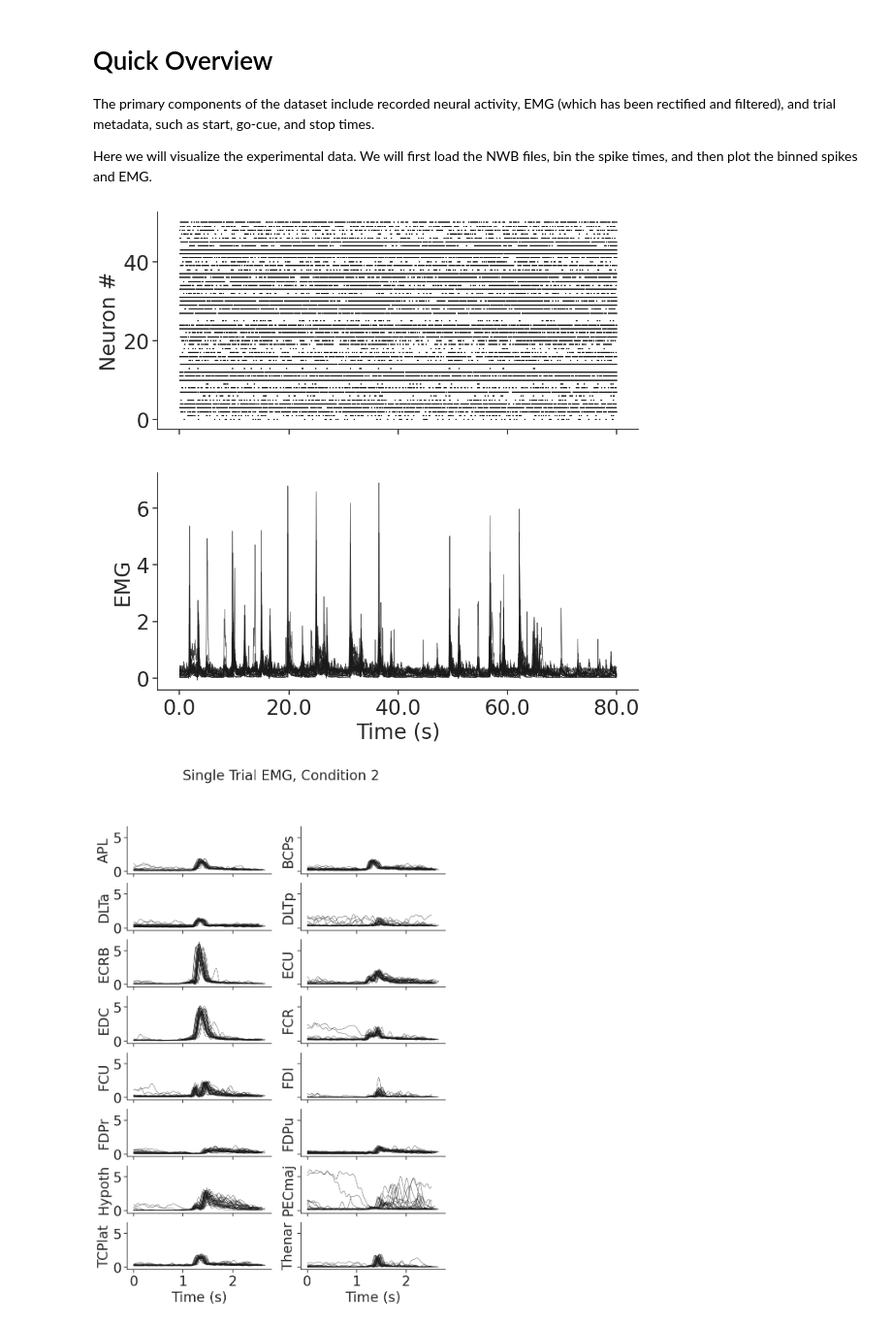
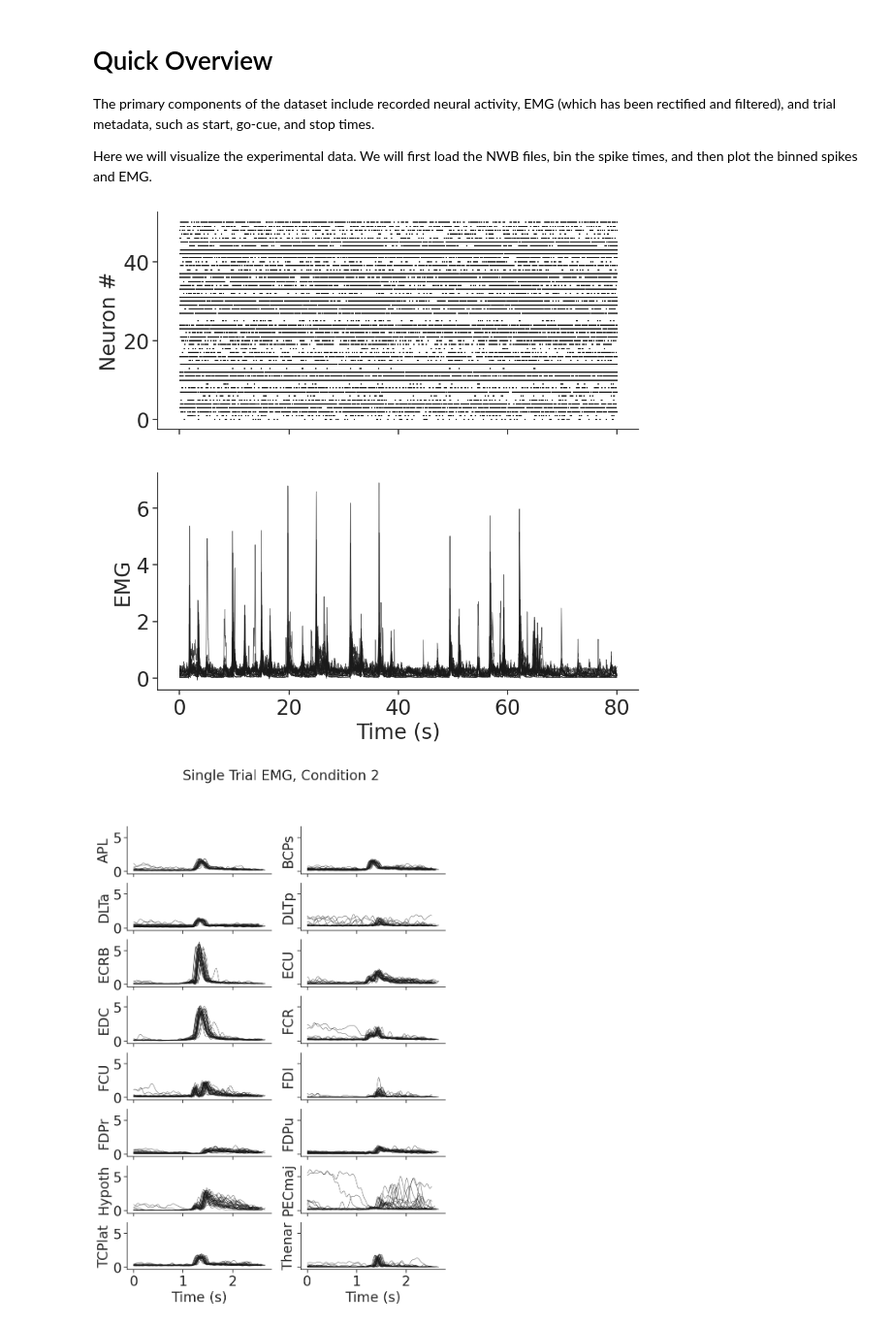
Before and after one commit to snel-repo/falcon-challenge, a Jupyter notebook: data_demos/m1.ipynb, the cells around one changed output. Shown at 97% size. Saved outputs shown, nothing was run; the diff lists cells and outputs as text; code cells hidden in the pictures.

```diff
--- a/data_demos/m1.ipynb
+++ b/data_demos/m1.ipynb
@@ -171,29 +171,25 @@ def load_nwb(fn: str):
 
 spikes, emg, time, muscles, tinfo = load_nwb(train_files[0])
 # %%
-# %% plot some continuous raster/EMG data
+# %% plot some continuous raster/EMG data for a single session
 bin_size_s = 0.02
 fig, ax = plt.subplots(2, 1, figsize=(10, 10), sharex=True, sharey=False)
 def rasterplot(spike_arr, bin_size_s=0.02, ax=None):
     if ax is None:
         ax = plt.gca()
     for idx, unit in enumerate(spike_arr.T):
         ax.scatter(np.where(unit)[0] * bin_size_s, np.ones(np.sum(unit != 0)) * idx, s=1, c='k', marker='|')
-    ax.set_xticks(np.arange(0, spike_arr.shape[0]*bin_size_s, 20))
-    ax.set_xticklabels(np.arange(0, spike_arr.shape[0], 1000) * bin_size_s)
     ax.set_yticks(np.arange(0, spike_arr.shape[1], 20))
     ax.set_ylabel('Neuron #')
-    # remove splines
-    ax.spines['top'].set_visible(False)
-    ax.spines['right'].set_visible(False)
+
 
 rasterplot(spikes[:4001, :], bin_size_s=bin_size_s, ax=ax[0])
 
 ax[1].plot(time[:4001] * bin_size_s * 1e3, emg[:4001, :], linewidth=0.75, color='k', alpha=0.7)
 ax[1].set_xlabel('Time (s)')
 ax[1].set_ylabel('EMG')
 ax[1].spines['top'].set_visible(False)
 ax[1].spines['right'].set_visible(False)
 # %% [output]
-[figure, old version]
+[figure, new version]
 # %%
```
Also changed, not shown: parts of 18 cells of this notebook.
